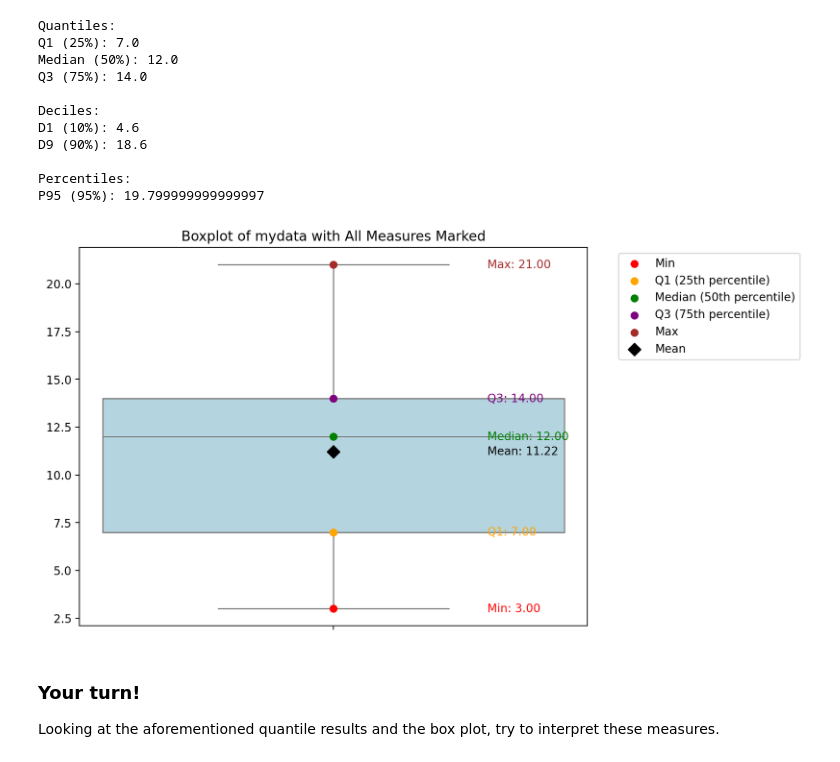
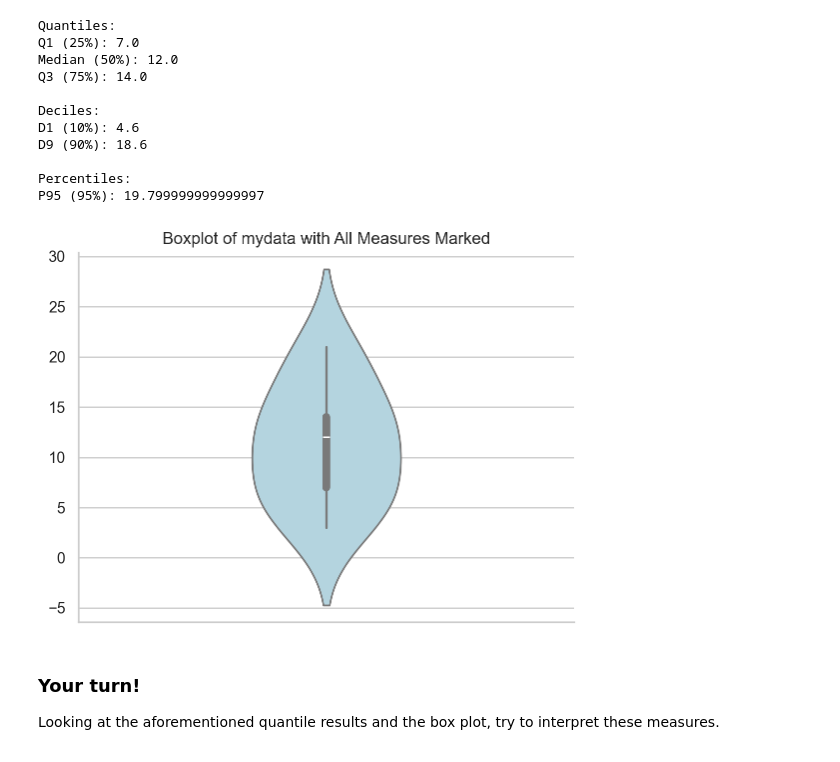
Before and after one commit to M4TI-21/pandas_exercises, a Jupyter notebook: Exercise8.ipynb, the cells around one changed output. Cells and saved outputs as stored; diff of their text form; code cells hidden in the pictures.

```diff
--- a/Exercise8.ipynb
+++ b/Exercise8.ipynb
@@ -557,37 +557,12 @@ Percentiles:
 P95 (95%): 19.799999999999997
 # %%
 # Create boxplot
-fig, ax = plt.subplots(figsize=(8, 6))
-sns.boxplot(data=mydata, ax=ax, color='lightblue', width=0.3)
+plot = sns.violinplot(data=mydata, color='lightblue', width=0.3)
 
-# Calculate statistics
-minimum = np.min(mydata)
-q1 = np.percentile(mydata, 25)
-median = np.median(mydata)
-q3 = np.percentile(mydata, 75)
-maximum = np.max(mydata)
-mean = np.mean(mydata)
-
-ax.scatter(0, minimum, color='red', label='Min', zorder=5)
-ax.scatter(0, q1, color='orange', label='Q1 (25th percentile)', zorder=5)
-ax.scatter(0, median, color='green', label='Median (50th percentile)', zorder=5)
-ax.scatter(0, q3, color='purple', label='Q3 (75th percentile)', zorder=5)
-ax.scatter(0, maximum, color='brown', label='Max', zorder=5)
-ax.scatter(0, mean, color='black', marker='D', s=60, label='Mean', zorder=5)
-
-for value, name, color in zip(
-    [minimum, q1, median, mean, q3, maximum],
-    ['Min', 'Q1', 'Median', 'Mean', 'Q3', 'Max'],
-    ['red', 'orange', 'green', 'black', 'purple', 'brown']
-):
-    ax.text(0.1, value, f'{name}: {value:.2f}', verticalalignment='center', color=color)
-
-
-ax.set_title('Boxplot of mydata with All Measures Marked')
-ax.legend(bbox_to_anchor=(1.05, 1), loc='upper left')
-plt.show()
+plot.set_title('Boxplot of mydata with All Measures Marked')
+sns.despine()
 # %% [output]
-[figure, old version]
+[figure, new version]
 # %% [markdown]
 ### Your turn!
 
```
Also changed, not shown: parts of 6 cells of this notebook.
